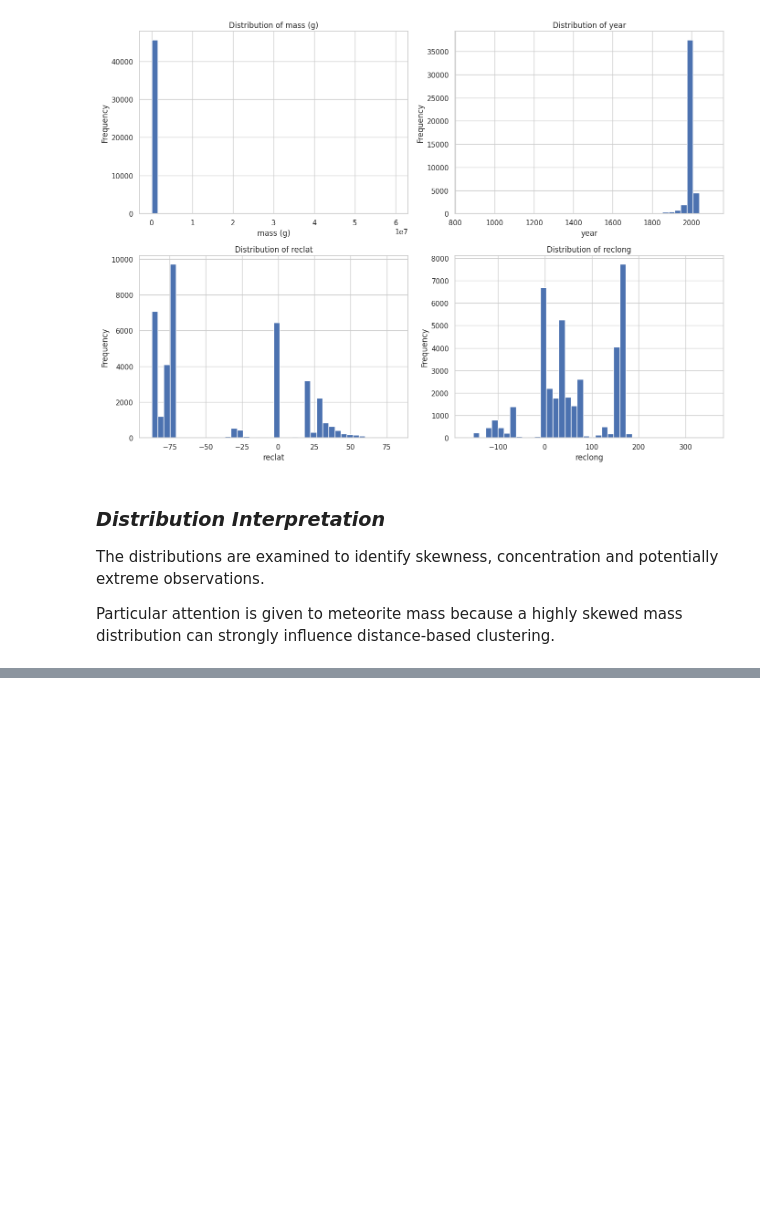
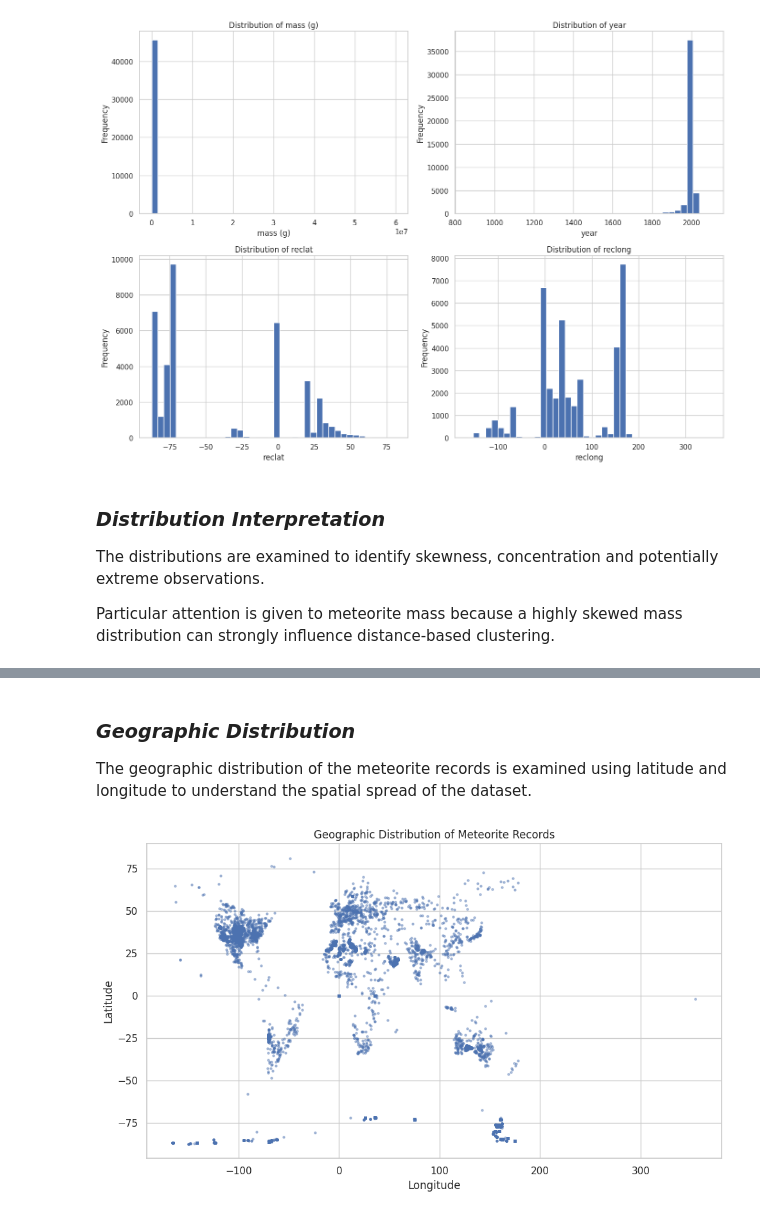
Before and after one commit to manaswiniyoshitha2006-netizen/ML-Evaluation, a Jupyter notebook: notebooks/clustering.ipynb, the cells around one changed output, grey strips where cells are left out. Drawn from its saved outputs; the diff is of its cells as text; code cells hidden in the pictures; blank space fills up the shorter version.

```diff
--- a/notebooks/clustering.ipynb
+++ b/notebooks/clustering.ipynb
@@ -447,0 +571,25 @@ mass distribution can strongly influence distance-based clustering.
+# %% [markdown]
+### *Geographic Distribution*
+
+The geographic distribution of the meteorite records is examined using
+latitude and longitude to understand the spatial spread of the dataset.
+# %%
+plt.figure(figsize=(10, 6))
+
+plt.scatter(
+    df["reclong"],
+    df["reclat"],
+    s=5,
+    alpha=0.4
+)
+
+plt.xlabel("Longitude")
+plt.ylabel("Latitude")
+plt.title(
+    "Geographic Distribution of Meteorite Records"
+)
+
+plt.tight_layout()
+plt.show()
+# %% [output]
+[figure, added]
```
Also changed, not shown: parts of 12 cells of this notebook.
